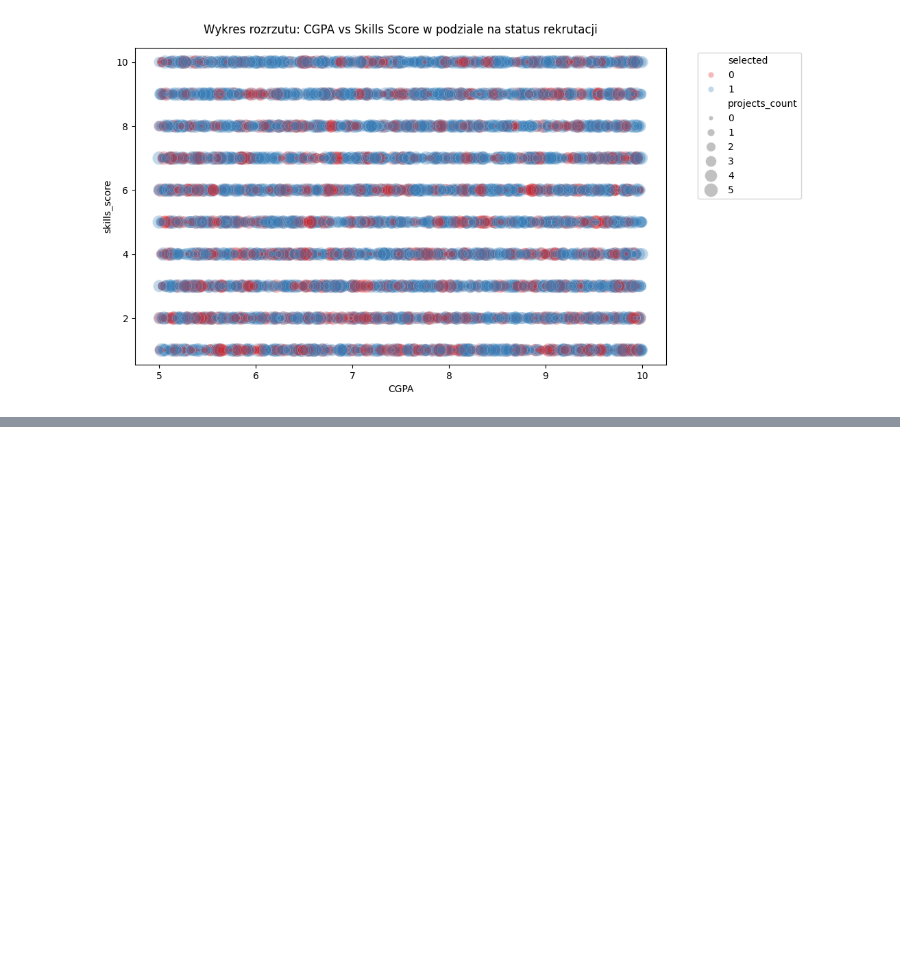
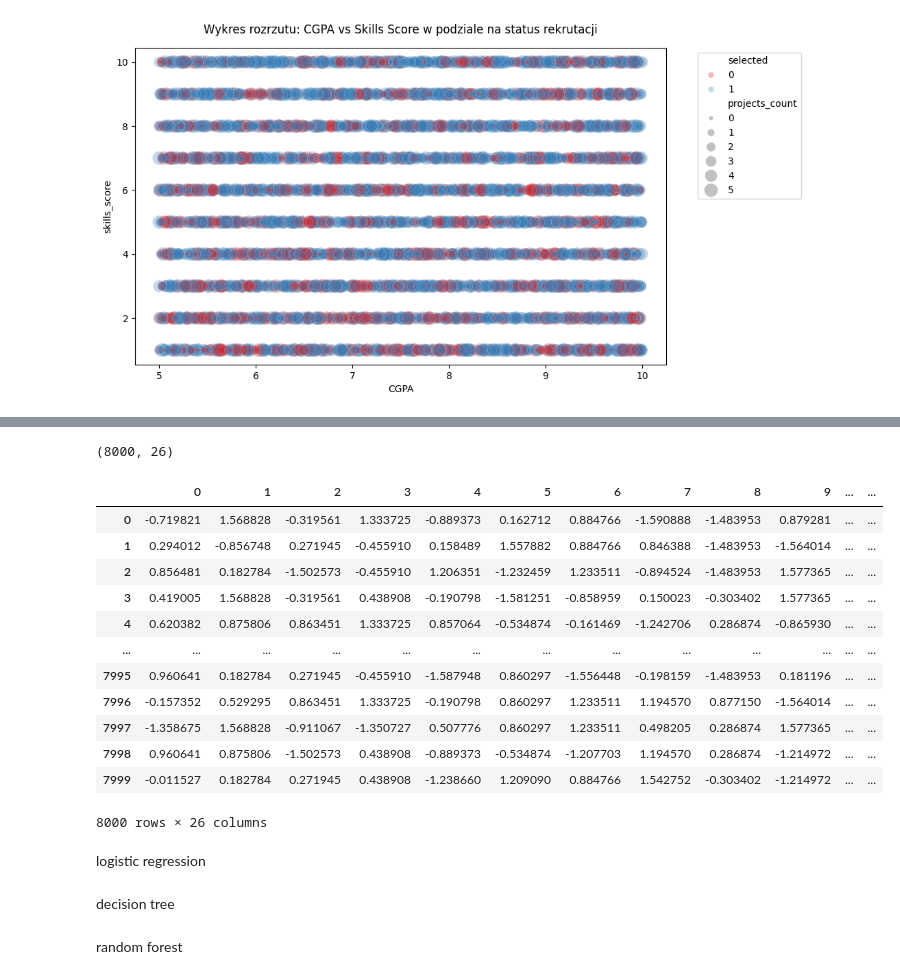
Before and after one commit to oczyz-uksw/Projekt-programowanie2, a Jupyter notebook: projektprogramowanie_danestazystow.ipynb, the cells around one changed output, grey strips where cells are left out. Drawn from its saved outputs; the diff is of its cells as text; code cells hidden in the pictures; blank space fills up the shorter version.

```diff
--- a/projektprogramowanie_danestazystow.ipynb
+++ b/projektprogramowanie_danestazystow.ipynb
@@ -173,0 +192,6 @@ plt.show()
+# %%
+internship["selected"] = y_train
+corr_mat = internship.select_dtypes(include='number').corr()
+
+print("Korelacja cech ze zmienną 'selected' po dodaniu nowych kolumn:")
+print(corr_mat["selected"].sort_values(ascending=False))
@@ -173,0 +216,5 @@ plt.show()
+# %%
+X_train = internship.drop(columns=["selected", "student_id"], errors="ignore")
+y_train = internship["selected"].copy()
+
+print("Liczba cech wejściowych w X_train (w tym nowe kolumny):", X_train.shape[1])
@@ -173,0 +225,31 @@ plt.show()
+# %%
+from sklearn.pipeline import Pipeline
+from sklearn.preprocessing import StandardScaler
+from sklearn.impute import SimpleImputer
+from sklearn.preprocessing import OneHotEncoder
+from sklearn.compose import ColumnTransformer
+#from sklearn.base import TransformerMixin
+
+
+num_attribs = ['CGPA', 'skills_score', 'projects_count', 'internships_done',
+    'communication_score', 'aptitude_score', 'coding_test_score',
+    'resume_score', 'hackathons_participated', 'certifications_count',
+    'linkedin_activity_score', 'github_score', 'soft_skills_score',
+    'interview_score', 'consistency_score', 'backlogs',
+    'total_performance_score', 'practical_experience_score', 'education_score']
+cat_attribs = ['extracurricular', 'college_tier', 'placement_training']
+
+num_pipeline = Pipeline([
+  ('imputer', SimpleImputer(strategy="median")),
+  ('std_scaler', StandardScaler()),])
+
+cat_pipeline = Pipeline([
+  ('one_hot', OneHotEncoder(handle_unknown='ignore')),])
+# %%
+full_pipeline = ColumnTransformer([
+  ("num_pipeline", num_pipeline, num_attribs),
+  ("cat_pipeline", cat_pipeline, cat_attribs),
+])
+
+internship_prepared = full_pipeline.fit_transform(X_train)
+internship_prepared
@@ -173,0 +270,24 @@ plt.show()
+# %%
+internship_prepared.shape
+# %% [output]
+(8000, 26)
+# %%
+pd.DataFrame(internship_prepared)
+# %% [output]
+|  | 0 | 1 | 2 | 3 | 4 | 5 | 6 | 7 | 8 | 9 | ... | ... |
+| 0 | -0.719821 | 1.568828 | -0.319561 | 1.333725 | -0.889373 | 0.162712 | 0.884766 | -1.590888 | -1.483953 | 0.879281 | ... | ... |
+| 1 | 0.294012 | -0.856748 | 0.271945 | -0.455910 | 0.158489 | 1.557882 | 0.884766 | 0.846388 | -1.483953 | -1.564014 | ... | ... |
+| 2 | 0.856481 | 0.182784 | -1.502573 | -0.455910 | 1.206351 | -1.232459 | 1.233511 | -0.894524 | -1.483953 | 1.577365 | ... | ... |
+| 3 | 0.419005 | 1.568828 | -0.319561 | 0.438908 | -0.190798 | -1.581251 | -0.858959 | 0.150023 | -0.303402 | 1.577365 | ... | ... |
+| 4 | 0.620382 | 0.875806 | 0.863451 | 1.333725 | 0.857064 | -0.534874 | -0.161469 | -1.242706 | 0.286874 | -0.865930 | ... | ... |
+| ... | ... | ... | ... | ... | ... | ... | ... | ... | ... | ... | ... | ... |
+| 7995 | 0.960641 | 0.182784 | 0.271945 | -0.455910 | -1.587948 | 0.860297 | -1.556448 | -0.198159 | -1.483953 | 0.181196 | ... | ... |
+| 7996 | -0.157352 | 0.529295 | 0.863451 | 1.333725 | -0.190798 | 0.860297 | 1.233511 | 1.194570 | 0.877150 | -1.564014 | ... | ... |
+| 7997 | -1.358675 | 1.568828 | -0.911067 | -1.350727 | 0.507776 | 0.860297 | 1.233511 | 0.498205 | 0.286874 | 1.577365 | ... | ... |
+| 7998 | 0.960641 | 0.875806 | -1.502573 | 0.438908 | -0.889373 | -0.534874 | -1.207703 | 1.194570 | 0.286874 | -1.214972 | ... | ... |
+| 7999 | -0.011527 | 0.182784 | 0.271945 | 0.438908 | -1.238660 | 1.209090 | 0.884766 | 1.542752 | -0.303402 | -1.214972 | ... | ... |
+8000 rows × 26 columns
+# %% [markdown]
+logistic regression
+# %% [markdown]
+decision tree
@@ -173,0 +296,2 @@ plt.show()
+# %% [markdown]
+random forest
```
Also changed, not shown: parts of 14 cells of this notebook.
